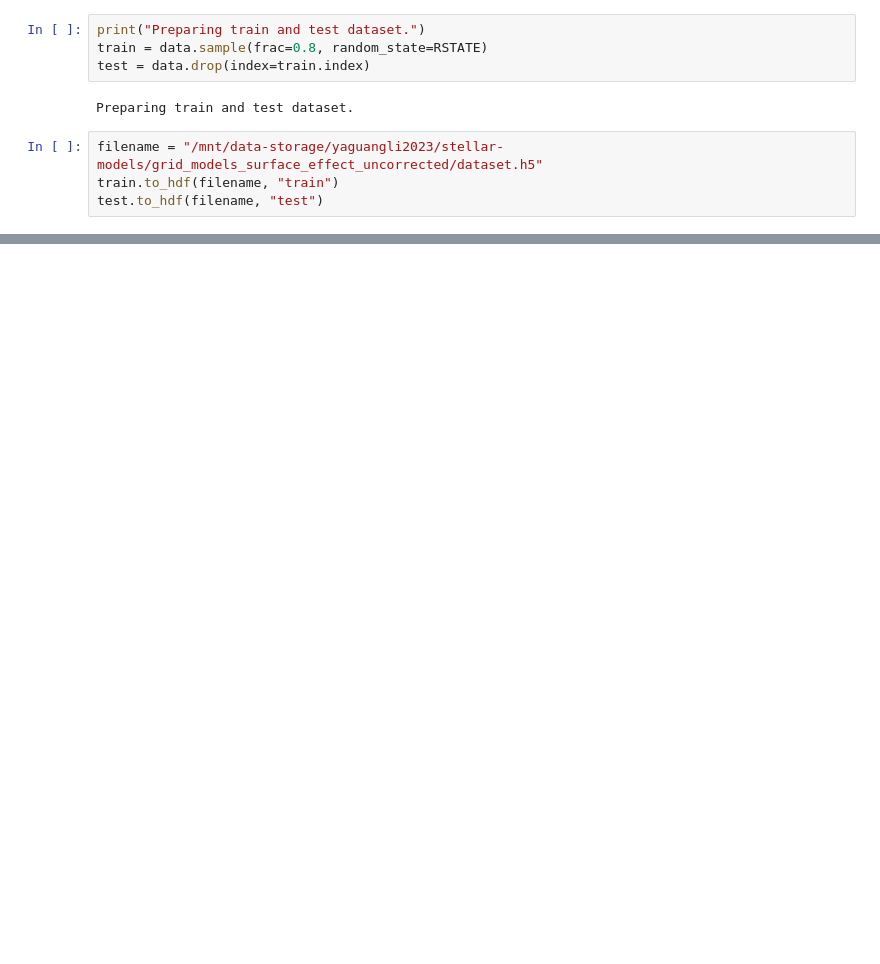
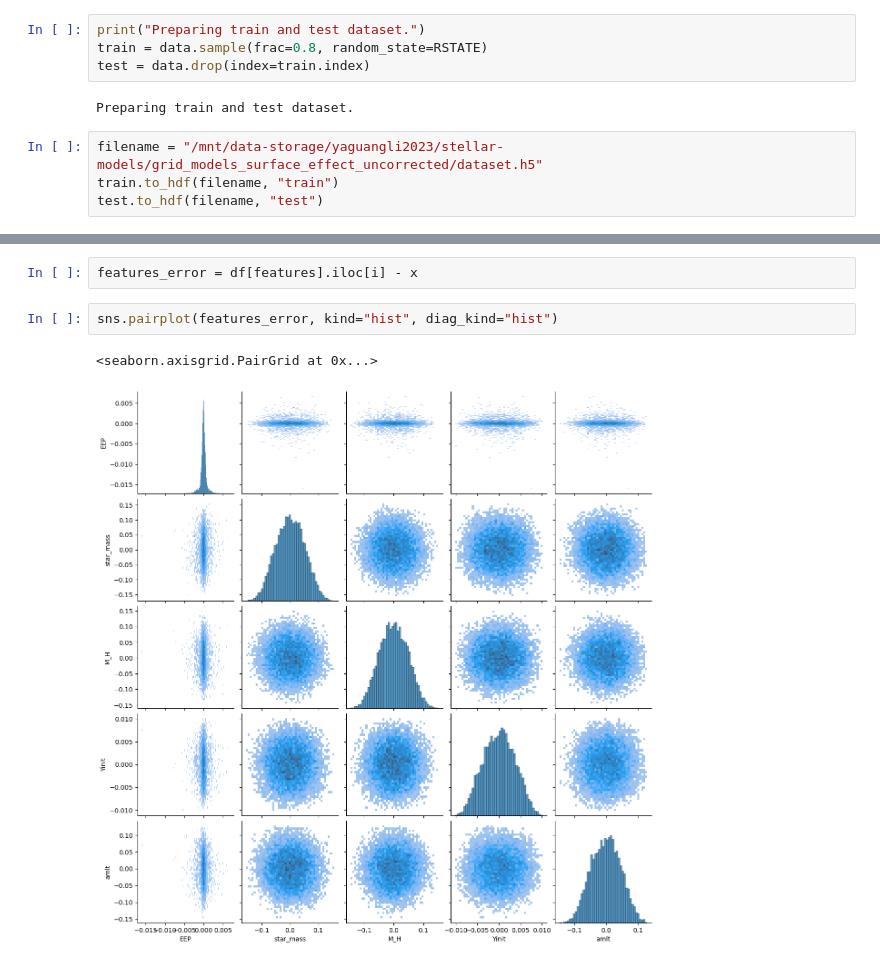
Before and after one commit to alexlyttle/stellar-emulator, a Jupyter notebook: notebook/train-test-split.ipynb, the cells around one changed output, grey strips where cells are left out. Cells and saved outputs as stored; diff of their text form; blank space fills up the shorter version.

```diff
--- a/notebook/train-test-split.ipynb
+++ b/notebook/train-test-split.ipynb
@@ -170,0 +214,7 @@ test.to_hdf(filename, "test")
+# %%
+features_error = df[features].iloc[i] - x
+# %%
+sns.pairplot(features_error, kind="hist", diag_kind="hist")
+# %% [output]
+<seaborn.axisgrid.PairGrid at 0x...>
+[figure, added]
```
Also changed, not shown: parts of 29 cells of this notebook.
